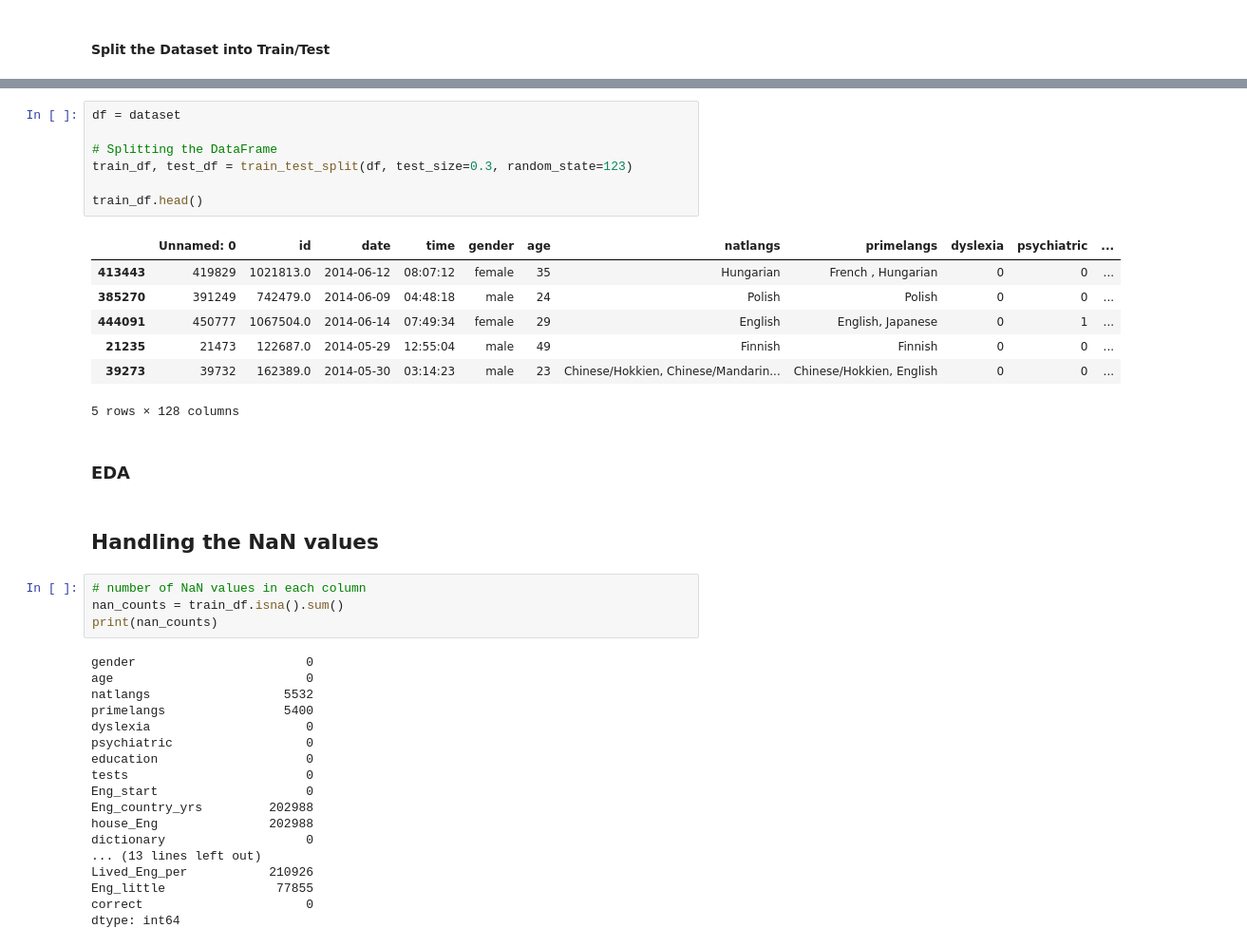
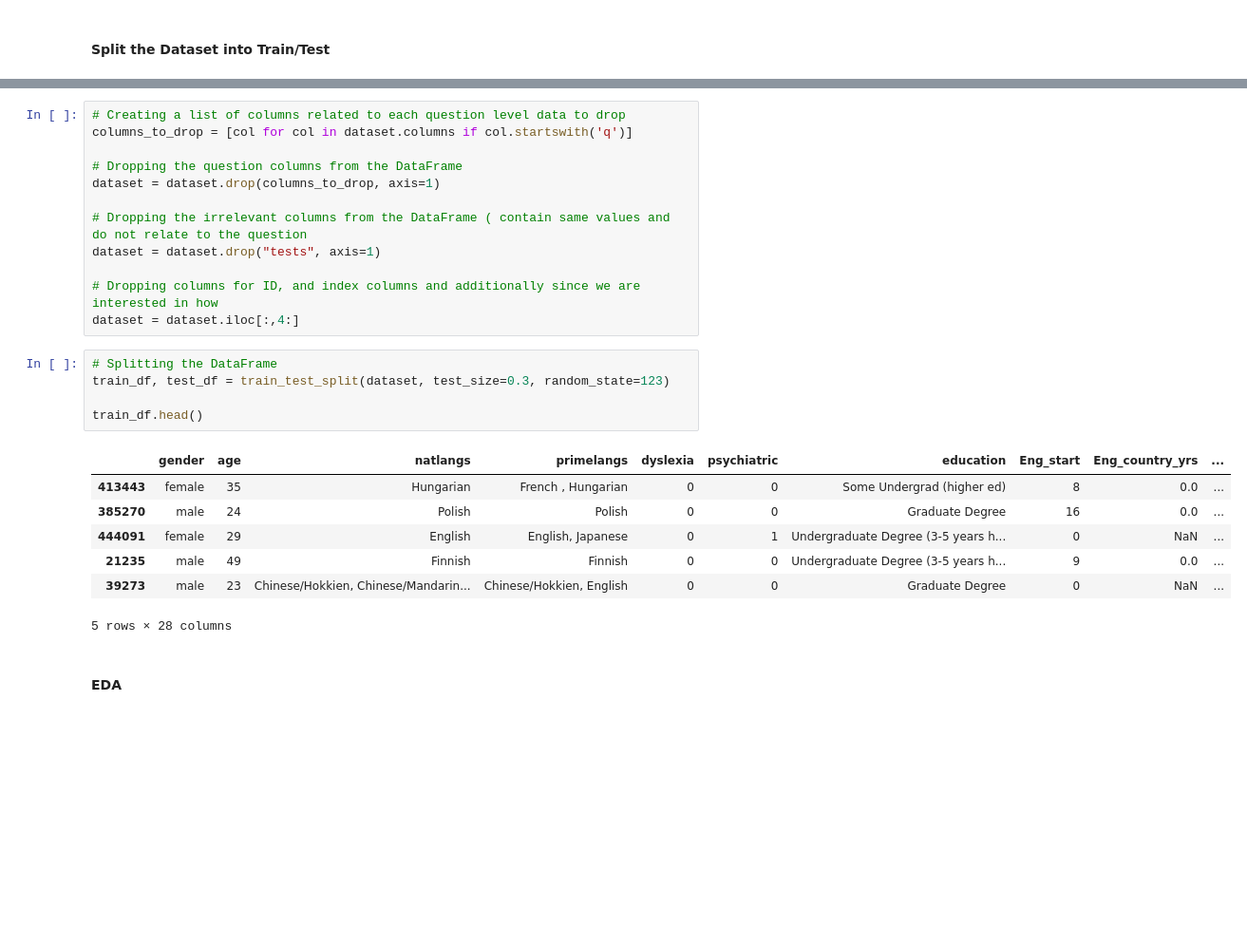
Before and after one commit to UBC-MDS/english-score-predictor, a Jupyter notebook: English Language Learning Ability Prediction in Children.ipynb, the cells around one changed output, grey strips where cells are left out. Shown: that part at 95% size. Cells and saved outputs as stored; diff of their text form; blank space fills up the shorter version.

```diff
--- a/English Language Learning Ability Prediction in Children.ipynb
+++ b/English Language Learning Ability Prediction in Children.ipynb
@@ -46,41 +103,27 @@ dataset.head()
+# %%
+# Creating a list of columns related to each question level data to drop
+columns_to_drop = [col for col in dataset.columns if col.startswith('q')]
+
+# Dropping the question columns from the DataFrame
+dataset = dataset.drop(columns_to_drop, axis=1)
+
+# Dropping the irrelevant columns from the DataFrame ( contain same values and do not relate to the question
+dataset = dataset.drop("tests", axis=1)
+
+# Dropping columns for ID, and index columns and additionally since we are interested in how
+dataset = dataset.iloc[:,4:]
 # %%
-df = dataset
-
 # Splitting the DataFrame
-train_df, test_df = train_test_split(df, test_size=0.3, random_state=123)
+train_df, test_df = train_test_split(dataset, test_size=0.3, random_state=123)
 
 train_df.head()
 # %% [output]
-|  | Unnamed: 0 | id | date | time | gender | age | natlangs | primelangs | dyslexia | psychiatric | ... |
-| 413443 | 419829 | 1021813.0 | 2014-06-12 | 08:07:12 | female | 35 | Hungarian | French , Hungarian | 0 | 0 | ... |
-| 385270 | 391249 | 742479.0 | 2014-06-09 | 04:48:18 | male | 24 | Polish | Polish | 0 | 0 | ... |
-| 444091 | 450777 | 1067504.0 | 2014-06-14 | 07:49:34 | female | 29 | English | English, Japanese | 0 | 1 | ... |
-| 21235 | 21473 | 122687.0 | 2014-05-29 | 12:55:04 | male | 49 | Finnish | Finnish | 0 | 0 | ... |
-| 39273 | 39732 | 162389.0 | 2014-05-30 | 03:14:23 | male | 23 | Chinese/Hokkien, Chinese/Mandarin... | Chinese/Hokkien, English | 0 | 0 | ... |
+|  | gender | age | natlangs | primelangs | dyslexia | psychiatric | education | Eng_start | Eng_country_yrs | ... |
+| 413443 | female | 35 | Hungarian | French , Hungarian | 0 | 0 | Some Undergrad (higher ed) | 8 | 0.0 | ... |
+| 385270 | male | 24 | Polish | Polish | 0 | 0 | Graduate Degree | 16 | 0.0 | ... |
+| 444091 | female | 29 | English | English, Japanese | 0 | 1 | Undergraduate Degree (3-5 years h... | 0 | NaN | ... |
+| 21235 | male | 49 | Finnish | Finnish | 0 | 0 | Undergraduate Degree (3-5 years h... | 9 | 0.0 | ... |
+| 39273 | male | 23 | Chinese/Hokkien, Chinese/Mandarin... | Chinese/Hokkien, English | 0 | 0 | Graduate Degree | 0 | NaN | ... |
-5 rows × 128 columns
+5 rows × 28 columns
 # %% [markdown]
-### EDA
+#### EDA
-# %% [markdown]
-## Handling the NaN values
-# %%
-# number of NaN values in each column
-nan_counts = train_df.isna().sum()
-print(nan_counts)
-# %% [output]
-gender                       0
-age                          0
-natlangs                  5532
-primelangs                5400
-dyslexia                     0
-psychiatric                  0
-education                    0
-tests                        0
-Eng_start                    0
-Eng_country_yrs         202988
-house_Eng               202988
-dictionary                   0
-... (13 lines left out)
-Lived_Eng_per           210926
-Eng_little               77855
-correct                      0
-dtype: int64
```
Also changed, not shown: parts of 29 cells of this notebook.
